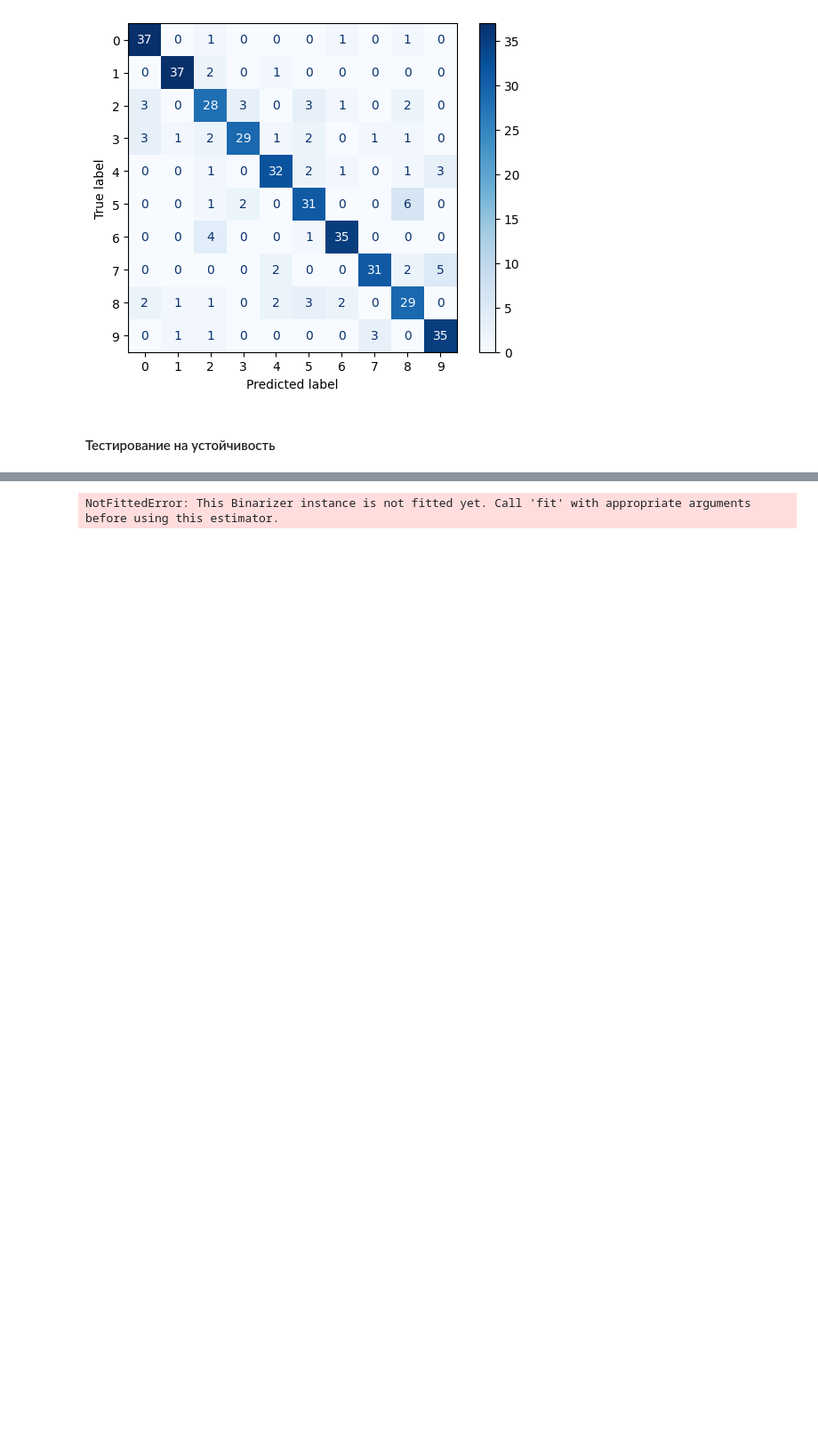
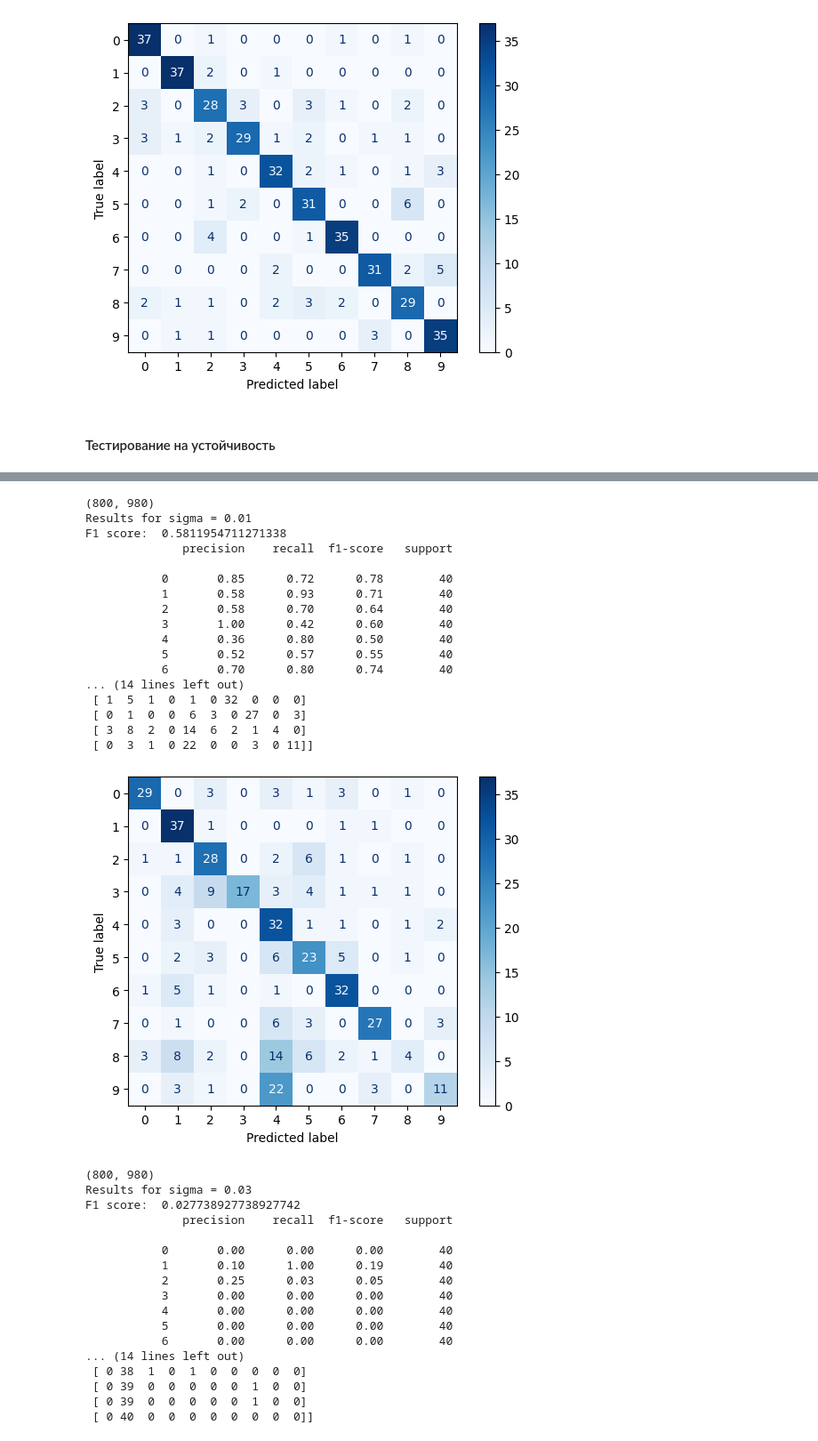
Before and after one commit to KnightKotOR/topology-mnist3d, a Jupyter notebook: feature-extraction/cubical_complex_pipeline.ipynb, the cells around one changed output, grey strips where cells are left out. Shown at 89% size. Drawn from its saved outputs; the diff is of its cells as text; code cells hidden in the pictures; blank space fills up the shorter version.

```diff
--- a/feature-extraction/cubical_complex_pipeline.ipynb
+++ b/feature-extraction/cubical_complex_pipeline.ipynb
@@ -249,7 +261,7 @@ X_train = X_train_tda
 # %%
 from sklearn.model_selection import train_test_split
 
-X_val, X_test, y_val, y_test = train_test_split(X_test_tda, y_test, test_size=0.5, stratify=y_test, random_state=42, stratify=y_test)
+X_val, X_test, y_val, y_test = train_test_split(X_test_tda, y_test, test_size=0.5, stratify=y_test, random_state=42)
 # %%
 from sklearn.ensemble import RandomForestClassifier
 
@@ -392,7 +405,7 @@ from pathlib import Path
 model_path = Path("./ml/models/XGB_81.pkl")
 
 with open (model_path,'rb') as f:
-    clf2 = pickle.load(f)
+    clf = pickle.load(f)
 # %% [markdown]
 #### Тестирование на устойчивость
 # %%
@@ -401,7 +414,7 @@ import importlib
 
 importlib.reload(utils.utils)
 
-sigmas = [0.01, 0.03, 0.05, 0.08]
+sigmas = [0.01, 0.03, 0.05]
 f1_scores = np.empty_like(sigmas)
 noisy_clouds = []
 noised_voxels = []
@@ -435,11 +447,11 @@ def get_tests(X, y):
         stratify=labels
     )
 
-    X_test_tda = tda_union.transform(X_test)
-    X_test_tda.shape
+    X_test1 = tda_union.transform(X_test)
+    print(X_test1.shape)
 
     _, X_test, _, y_test = train_test_split(
-        X_test,
+        X_test1,
         y_test,
         test_size=0.5,
         stratify=y_test,
@@ -448,19 +460,53 @@ def get_tests(X, y):
 
     return X_test, y_test
 # %%
-for i in range (len(noised_voxels)-1):
+for i in range (len(noised_voxels)):
     X_test_noised, y_test_noised = get_tests(noised_voxels[i], labels)
     y_pred = clf.predict(X_test_noised)
 
     print(f"Results for sigma = {sigmas[i]}")
     f1 = f1_score(y_test_noised, y_pred, average="macro")
     f1_scores[i] = f1
     print("F1 score: ", f1)
     print(classification_report(y_test_noised, y_pred))
 
     disp = ConfusionMatrixDisplay.from_estimator(clf, X_test_noised, y_test_noised, cmap=plt.cm.Blues)
     print(disp.confusion_matrix)
 
     plt.show()
 # %% [output]
-NotFittedError: This Binarizer instance is not fitted yet. Call 'fit' with appropriate arguments before using this estimator.
+(800, 980)
+Results for sigma = 0.01
+F1 score:  0.5811954711271338
+              precision    recall  f1-score   support
+
+           0       0.85      0.72      0.78        40
+           1       0.58      0.93      0.71        40
+           2       0.58      0.70      0.64        40
+           3       1.00      0.42      0.60        40
+           4       0.36      0.80      0.50        40
+           5       0.52      0.57      0.55        40
+           6       0.70      0.80      0.74        40
+... (14 lines left out)
+ [ 1  5  1  0  1  0 32  0  0  0]
+ [ 0  1  0  0  6  3  0 27  0  3]
+ [ 3  8  2  0 14  6  2  1  4  0]
+ [ 0  3  1  0 22  0  0  3  0 11]]
+[figure, added]
+(800, 980)
+Results for sigma = 0.03
+F1 score:  0.027738927738927742
+              precision    recall  f1-score   support
+
+           0       0.00      0.00      0.00        40
+           1       0.10      1.00      0.19        40
+           2       0.25      0.03      0.05        40
+           3       0.00      0.00      0.00        40
+           4       0.00      0.00      0.00        40
+           5       0.00      0.00      0.00        40
+           6       0.00      0.00      0.00        40
+... (14 lines left out)
+ [ 0 38  1  0  1  0  0  0  0  0]
+ [ 0 39  0  0  0  0  0  1  0  0]
+ [ 0 39  0  0  0  0  0  1  0  0]
+ [ 0 40  0  0  0  0  0  0  0  0]]
```
Also changed, not shown: parts of 10 cells of this notebook, 1 other file.
